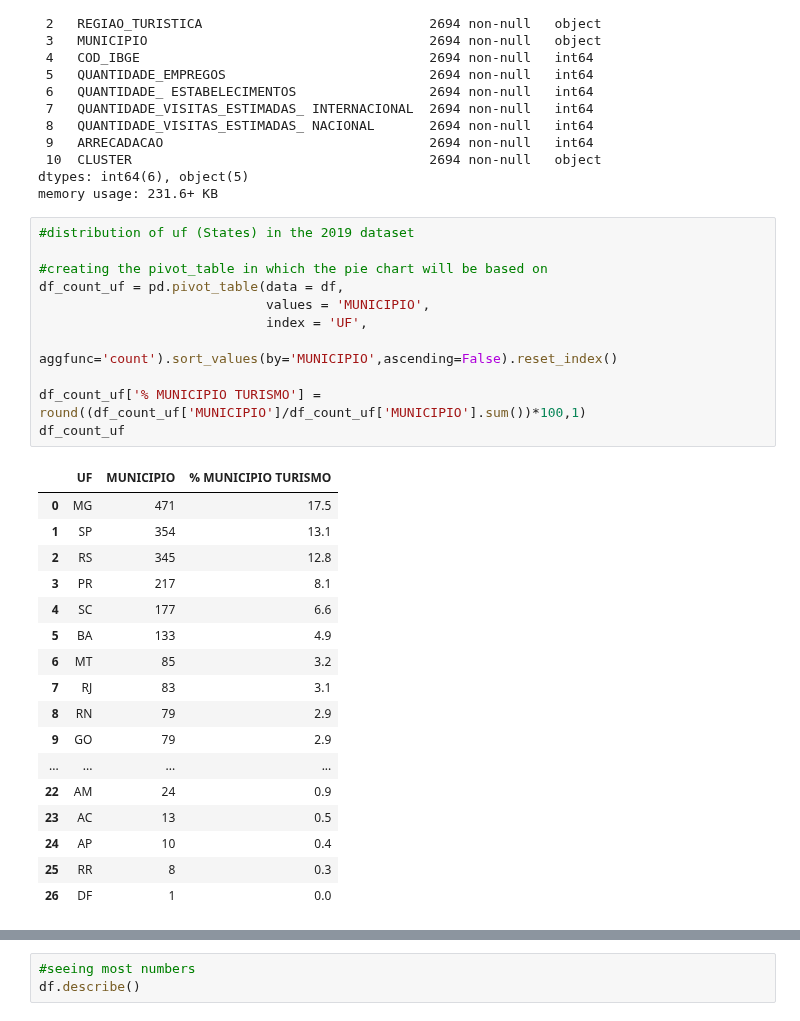
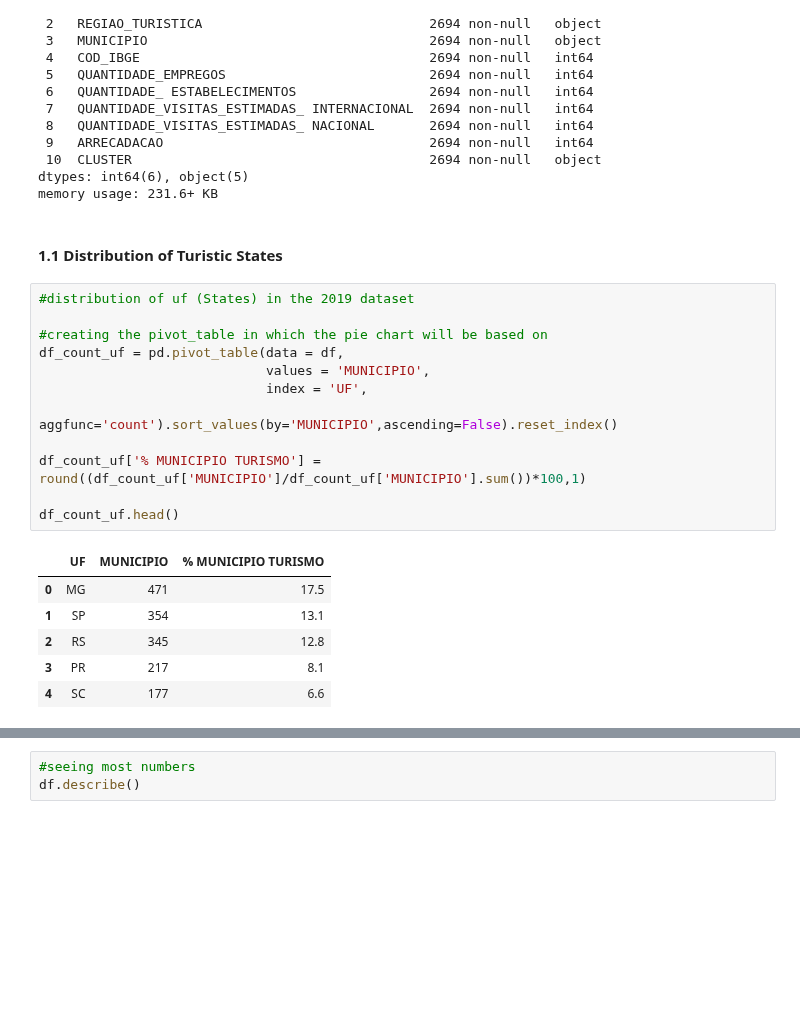
Before and after one commit to juhtolent/Brazil_Tourism, a Jupyter notebook: Exploratory Data Analysis - Tourism.ipynb, the cells around one changed output, grey strips where cells are left out. Cells and saved outputs as stored; diff of their text form; blank space fills up the shorter version.

Commit message:
Distribution within states
checking how many touristic cities there are according to each state.

```diff
--- a/Exploratory Data Analysis - Tourism.ipynb
+++ b/Exploratory Data Analysis - Tourism.ipynb
@@ -46,33 +43,25 @@ Data columns (total 11 columns):
  10  CLUSTER                                      2694 non-null   object
 dtypes: int64(6), object(5)
 memory usage: 231.6+ KB
+# %% [markdown]
+#### 1.1 Distribution of Turistic States
 # %%
 #distribution of uf (States) in the 2019 dataset
 
 #creating the pivot_table in which the pie chart will be based on
 df_count_uf = pd.pivot_table(data = df,
                              values = 'MUNICIPIO',
                              index = 'UF',
                              aggfunc='count').sort_values(by='MUNICIPIO',ascending=False).reset_index()
 
 df_count_uf['% MUNICIPIO TURISMO'] = round((df_count_uf['MUNICIPIO']/df_count_uf['MUNICIPIO'].sum())*100,1)
-df_count_uf
+
+df_count_uf.head()
 # %% [output]
 |  | UF | MUNICIPIO | % MUNICIPIO TURISMO |
 | 0 | MG | 471 | 17.5 |
 | 1 | SP | 354 | 13.1 |
 | 2 | RS | 345 | 12.8 |
 | 3 | PR | 217 | 8.1 |
 | 4 | SC | 177 | 6.6 |
-| 5 | BA | 133 | 4.9 |
-| 6 | MT | 85 | 3.2 |
-| 7 | RJ | 83 | 3.1 |
-| 8 | RN | 79 | 2.9 |
-| 9 | GO | 79 | 2.9 |
-| ... | ... | ... | ... |
-| 22 | AM | 24 | 0.9 |
-| 23 | AC | 13 | 0.5 |
-| 24 | AP | 10 | 0.4 |
-| 25 | RR | 8 | 0.3 |
-| 26 | DF | 1 | 0.0 |
 # %%
```
Also changed, not shown: parts of 7 cells of this notebook.
